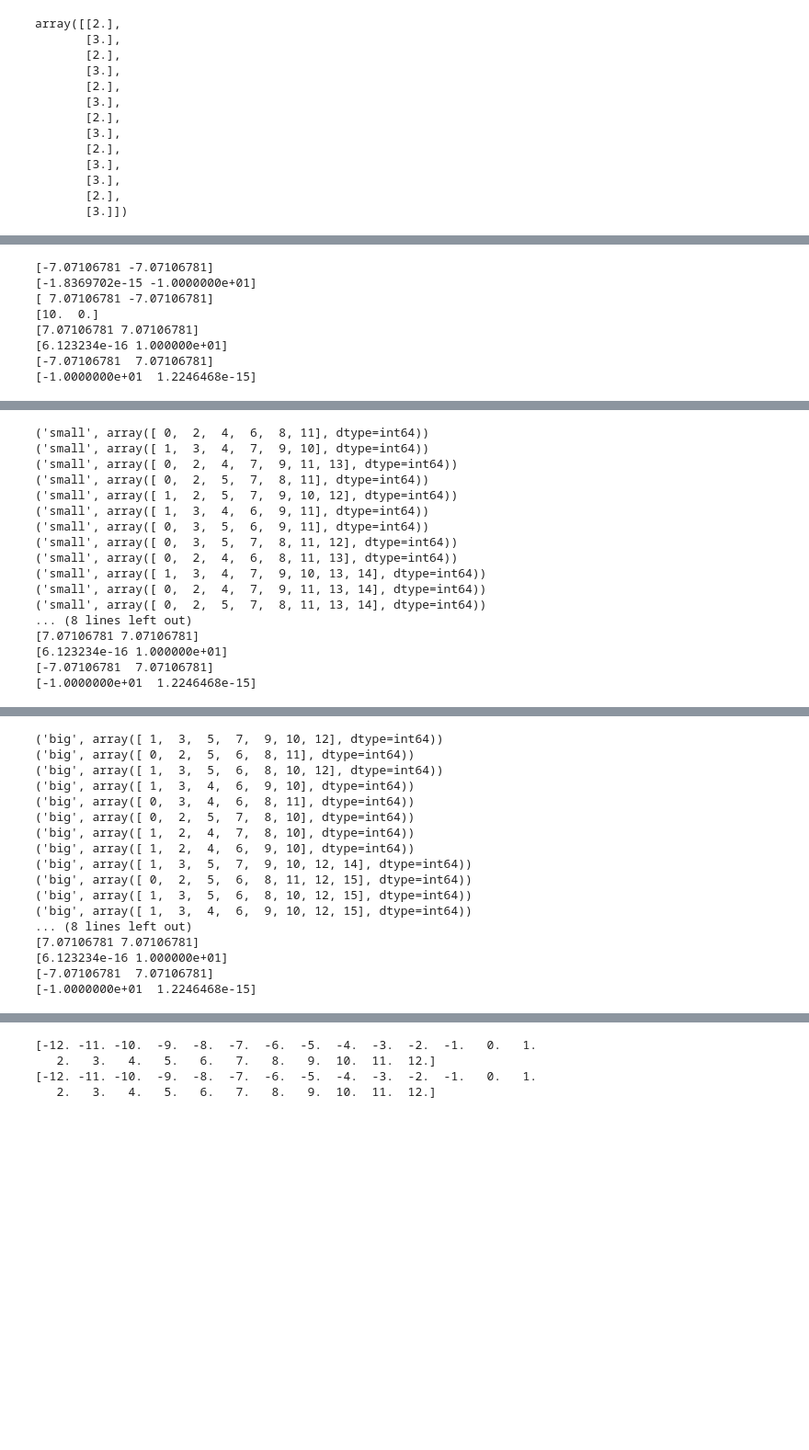
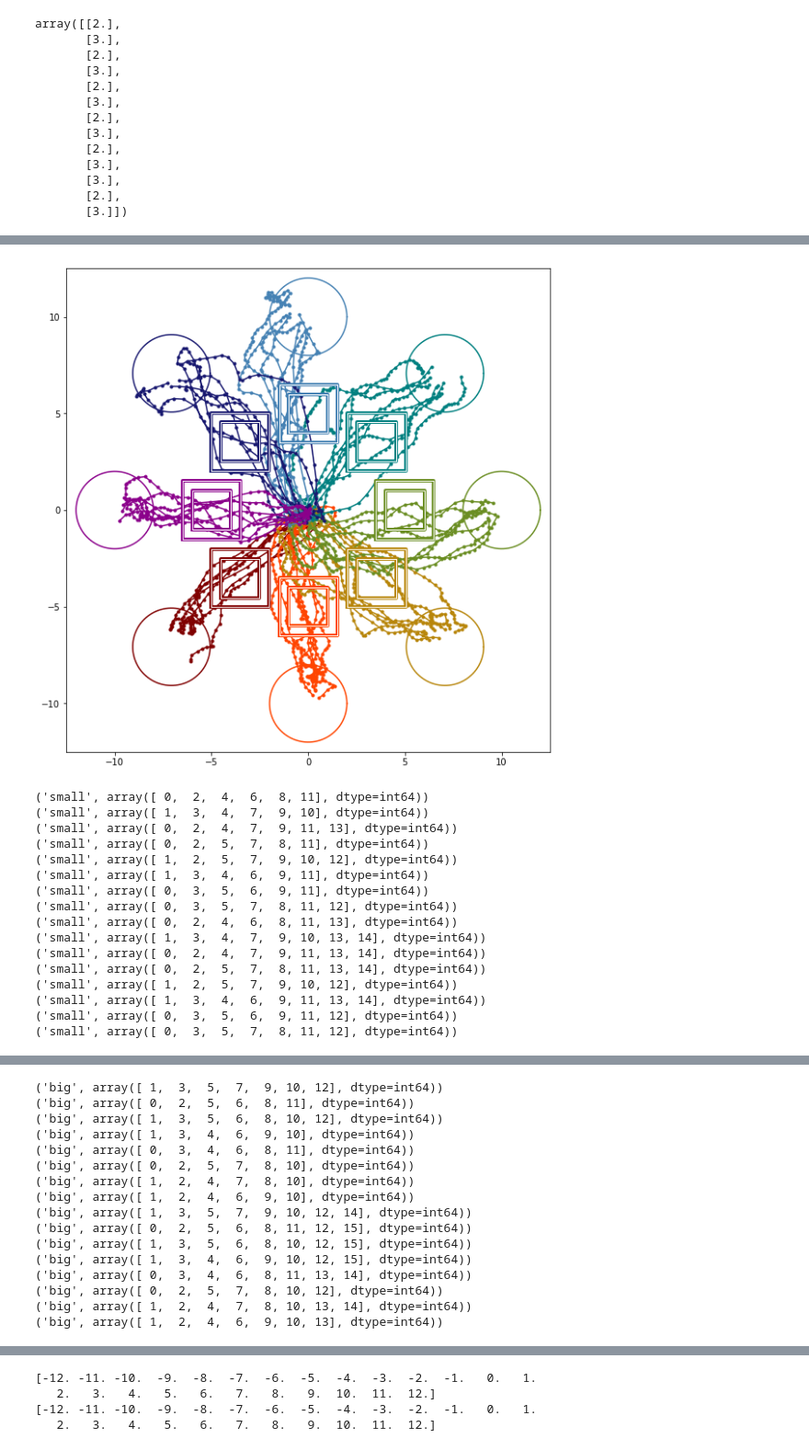
Before and after one commit to pkhanna104/bmi_dynamics_code, a Jupyter notebook: exploration_notebooks/cursor_simulation.ipynb, the cells around one changed output, grey strips where cells are left out. Shown at 92% size. Cells and saved outputs as stored; diff of their text form; code cells hidden in the pictures; blank space fills up the shorter version.

```diff
--- a/exploration_notebooks/cursor_simulation.ipynb
+++ b/exploration_notebooks/cursor_simulation.ipynb
@@ -200,7 +200,7 @@ plot_target = True
 plot_obs_big = True
 plot_obs_small = True
 
-prefix_len = 10
+prefix_len = 8
 
 target_black = ['k' for i in range(num_targets)]
 
@@ -310,8 +308,17 @@ plt.show()
+[figure, added]
-[-7.07106781 -7.07106781]
-[-1.8369702e-15 -1.0000000e+01]
-[ 7.07106781 -7.07106781]
-[10.  0.]
-[7.07106781 7.07106781]
-[6.123234e-16 1.000000e+01]
-[-7.07106781  7.07106781]
-[-1.0000000e+01  1.2246468e-15]
+('small', array([ 0,  2,  4,  6,  8, 11], dtype=int64))
+('small', array([ 1,  3,  4,  7,  9, 10], dtype=int64))
+('small', array([ 0,  2,  4,  7,  9, 11, 13], dtype=int64))
+('small', array([ 0,  2,  5,  7,  8, 11], dtype=int64))
+('small', array([ 1,  2,  5,  7,  9, 10, 12], dtype=int64))
+('small', array([ 1,  3,  4,  6,  9, 11], dtype=int64))
+('small', array([ 0,  3,  5,  6,  9, 11], dtype=int64))
+('small', array([ 0,  3,  5,  7,  8, 11, 12], dtype=int64))
+('small', array([ 0,  2,  4,  6,  8, 11, 13], dtype=int64))
+('small', array([ 1,  3,  4,  7,  9, 10, 13, 14], dtype=int64))
+('small', array([ 0,  2,  4,  7,  9, 11, 13, 14], dtype=int64))
+('small', array([ 0,  2,  5,  7,  8, 11, 13, 14], dtype=int64))
+('small', array([ 1,  2,  5,  7,  9, 10, 12], dtype=int64))
+('small', array([ 1,  3,  4,  6,  9, 11, 13, 14], dtype=int64))
+('small', array([ 0,  3,  5,  6,  9, 11, 12], dtype=int64))
+('small', array([ 0,  3,  5,  7,  8, 11, 12], dtype=int64))
@@ -320,17 +326,16 @@ plt.show()
-('small', array([ 0,  2,  4,  6,  8, 11], dtype=int64))
-('small', array([ 1,  3,  4,  7,  9, 10], dtype=int64))
-('small', array([ 0,  2,  4,  7,  9, 11, 13], dtype=int64))
-('small', array([ 0,  2,  5,  7,  8, 11], dtype=int64))
-('small', array([ 1,  2,  5,  7,  9, 10, 12], dtype=int64))
-('small', array([ 1,  3,  4,  6,  9, 11], dtype=int64))
-('small', array([ 0,  3,  5,  6,  9, 11], dtype=int64))
-('small', array([ 0,  3,  5,  7,  8, 11, 12], dtype=int64))
-('small', array([ 0,  2,  4,  6,  8, 11, 13], dtype=int64))
-('small', array([ 1,  3,  4,  7,  9, 10, 13, 14], dtype=int64))
-('small', array([ 0,  2,  4,  7,  9, 11, 13, 14], dtype=int64))
-('small', array([ 0,  2,  5,  7,  8, 11, 13, 14], dtype=int64))
-... (8 lines left out)
-[7.07106781 7.07106781]
-[6.123234e-16 1.000000e+01]
-[-7.07106781  7.07106781]
-[-1.0000000e+01  1.2246468e-15]
+('big', array([ 1,  3,  5,  7,  9, 10, 12], dtype=int64))
+('big', array([ 0,  2,  5,  6,  8, 11], dtype=int64))
+('big', array([ 1,  3,  5,  6,  8, 10, 12], dtype=int64))
+('big', array([ 1,  3,  4,  6,  9, 10], dtype=int64))
+('big', array([ 0,  3,  4,  6,  8, 11], dtype=int64))
+('big', array([ 0,  2,  5,  7,  8, 10], dtype=int64))
+('big', array([ 1,  2,  4,  7,  8, 10], dtype=int64))
+('big', array([ 1,  2,  4,  6,  9, 10], dtype=int64))
+('big', array([ 1,  3,  5,  7,  9, 10, 12, 14], dtype=int64))
+('big', array([ 0,  2,  5,  6,  8, 11, 12, 15], dtype=int64))
+('big', array([ 1,  3,  5,  6,  8, 10, 12, 15], dtype=int64))
+('big', array([ 1,  3,  4,  6,  9, 10, 12, 15], dtype=int64))
+('big', array([ 0,  3,  4,  6,  8, 11, 13, 14], dtype=int64))
+('big', array([ 0,  2,  5,  7,  8, 10, 12], dtype=int64))
+('big', array([ 1,  2,  4,  7,  8, 10, 13, 14], dtype=int64))
+('big', array([ 1,  2,  4,  6,  9, 10, 13], dtype=int64))
@@ -339,17 +341,0 @@ plt.show()
-('big', array([ 1,  3,  5,  7,  9, 10, 12], dtype=int64))
-('big', array([ 0,  2,  5,  6,  8, 11], dtype=int64))
-('big', array([ 1,  3,  5,  6,  8, 10, 12], dtype=int64))
-('big', array([ 1,  3,  4,  6,  9, 10], dtype=int64))
-('big', array([ 0,  3,  4,  6,  8, 11], dtype=int64))
-('big', array([ 0,  2,  5,  7,  8, 10], dtype=int64))
-('big', array([ 1,  2,  4,  7,  8, 10], dtype=int64))
-('big', array([ 1,  2,  4,  6,  9, 10], dtype=int64))
-('big', array([ 1,  3,  5,  7,  9, 10, 12, 14], dtype=int64))
-('big', array([ 0,  2,  5,  6,  8, 11, 12, 15], dtype=int64))
-('big', array([ 1,  3,  5,  6,  8, 10, 12, 15], dtype=int64))
-('big', array([ 1,  3,  4,  6,  9, 10, 12, 15], dtype=int64))
-... (8 lines left out)
-[7.07106781 7.07106781]
-[6.123234e-16 1.000000e+01]
-[-7.07106781  7.07106781]
-[-1.0000000e+01  1.2246468e-15]
```
Also changed, not shown: parts of 1 cell of this notebook, 5 other files.
